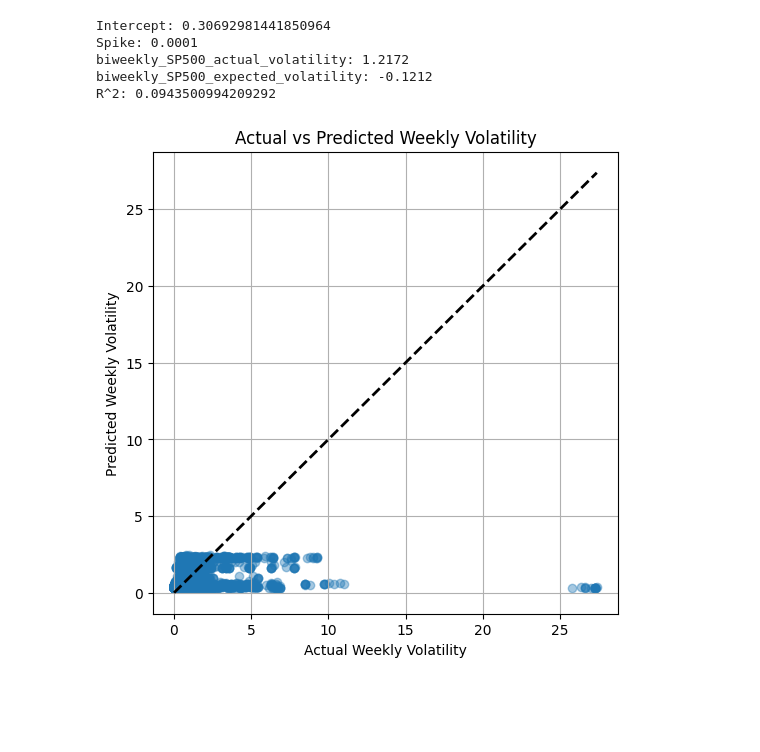
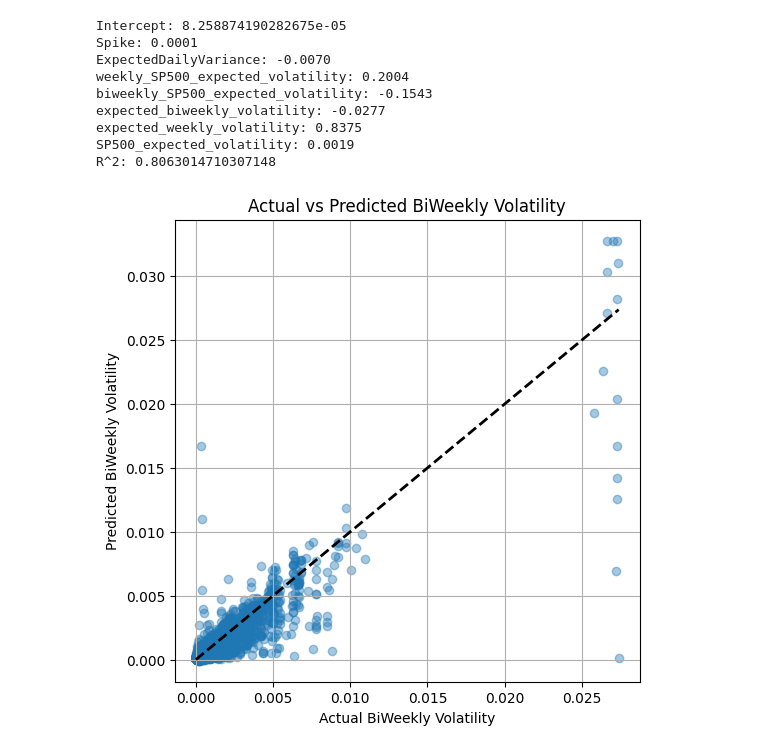
Before and after one commit to Erdos-Projects/fall-2025-financial-markets-and-sentiment, a Jupyter notebook: model_fitting/regression_fitting_daily_spikes.ipynb, the cells around one changed output. Drawn from its saved outputs; the diff is of its cells as text; code cells hidden in the pictures; blank space fills up the shorter version.

```diff
--- a/model_fitting/regression_fitting_daily_spikes.ipynb
+++ b/model_fitting/regression_fitting_daily_spikes.ipynb
@@ -13,22 +13,16 @@ import pandas as pd
 from sklearn.linear_model import LinearRegression
 import matplotlib.pyplot as plt
 
-X_cols = ['Spike', 'ExpectedDailyVariance', 'SP500_actual_volatility', 'SP500_expected_volatility']
-
+X_cols = ['Spike', 'AbnormalVolatility_daily','ExpectedDailyVariance', 'SP500_expected_volatility']
 # Convert columns to numeric types (will turn any non-numeric into NaN)
 for col in X_cols + ['actual_volatility']:
     spike_data[col] = pd.to_numeric(spike_data[col], errors='coerce')
 
 # Drop rows with any NaN in features or target (do this before fitting!)
-clean_df = spike_data.dropna(subset=X_cols + ['actual_volatility'])
+clean_df = spike_data.dropna(subset=X_cols + ['Spike'])
 
-X = clean_df[X_cols]*1000
-y = clean_df['actual_volatility'] *1000
-
-
-# Replace this with your actual loaded DataFrame
-# spike_data = pd.read_csv('your_data.csv')
-# Or use your existing DataFrame
+X = clean_df[X_cols]
+y = clean_df['actual_volatility']
 
 
 model = LinearRegression()
@@ -60,12 +54,13 @@ R^2: 0.21498134987333606
 # %%
 #Repeat for daily spike vs week after volatility
+X_cols = ['Spike', 'ExpectedDailyVariance', 'weekly_SP500_expected_volatility', 'expected_weekly_volatility', 'SP500_expected_volatility']
 #Convert columns to numeric types (will turn any non-numeric into NaN)
 for col in X_cols + ['actual_weekly_volatility']:
     spike_data[col] = pd.to_numeric(spike_data[col], errors='coerce')
 #Drop rows with any NaN in features or target (do this before fitting!)
 clean_df = spike_data.dropna(subset=X_cols + ['actual_weekly_volatility'])
 
-X_cols = ['Spike', 'weekly_SP500_actual_volatility', 'weekly_SP500_expected_volatility']
+
 X = clean_df[X_cols]*1000
 y = clean_df['actual_weekly_volatility'] *1000
 model = LinearRegression()
@@ -95,39 +92,42 @@ R^2: 0.07062639137327031
 # %%
 #repeat for daily spike vs biweek after volatility
-y
+X_cols = ['Spike', 'ExpectedDailyVariance', 'weekly_SP500_expected_volatility','biweekly_SP500_expected_volatility', 'expected_biweekly_volatility', 'expected_weekly_volatility', 'SP500_expected_volatility']
 #Convert columns to numeric types (will turn any non-numeric into NaN)
 for col in X_cols + ['actual_biweekly_volatility']:
     spike_data[col] = pd.to_numeric(spike_data[col], errors='coerce')
 #Drop rows with any NaN in features or target (do this before fitting!)
 clean_df = spike_data.dropna(subset=X_cols + ['actual_biweekly_volatility'])
 
-X_cols = ['Spike', 'biweekly_SP500_actual_volatility', 'biweekly_SP500_expected_volatility']
-X = clean_df[X_cols]*1000
-y = clean_df['actual_biweekly_volatility'] *1000
+X = clean_df[X_cols]
+y = clean_df['actual_biweekly_volatility']
 model = LinearRegression()
 model.fit(X, y)
 
 y_pred = model.predict(X)
 print("Intercept:", model.intercept_)
 for feature, coef in zip(X_cols, model.coef_):
     print(f"{feature}: {coef:.4f}")
 print("R^2:", model.score(X, y))
 # Plot predicted vs. actual
 plt.figure(figsize=(6, 6))
 plt.scatter(y, y_pred, alpha=0.4)
 plt.plot([y.min(), y.max()], [y.min(), y.max()], 'k--', lw=2)  # 45-degree line
-plt.xlabel('Actual Weekly Volatility')
-plt.ylabel('Predicted Weekly Volatility')
-plt.title('Actual vs Predicted Weekly Volatility')
+plt.xlabel('Actual BiWeekly Volatility')
+plt.ylabel('Predicted BiWeekly Volatility')
+plt.title('Actual vs Predicted BiWeekly Volatility')
 plt.grid(True)
 plt.show()
 # %% [output]
-Intercept: 0.30692981441850964
+Intercept: 8.258874190282675e-05
 Spike: 0.0001
-biweekly_SP500_actual_volatility: 1.2172
-biweekly_SP500_expected_volatility: -0.1212
-R^2: 0.0943500994209292
+ExpectedDailyVariance: -0.0070
+weekly_SP500_expected_volatility: 0.2004
+biweekly_SP500_expected_volatility: -0.1543
+expected_biweekly_volatility: -0.0277
+expected_weekly_volatility: 0.8375
+SP500_expected_volatility: 0.0019
+R^2: 0.8063014710307148
-[figure, old version]
+[figure, new version]
 # %%
 import pandas as pd
 from sklearn.linear_model import LinearRegression
```
Also changed, not shown: parts of 11 cells of this notebook, 6 other files.
